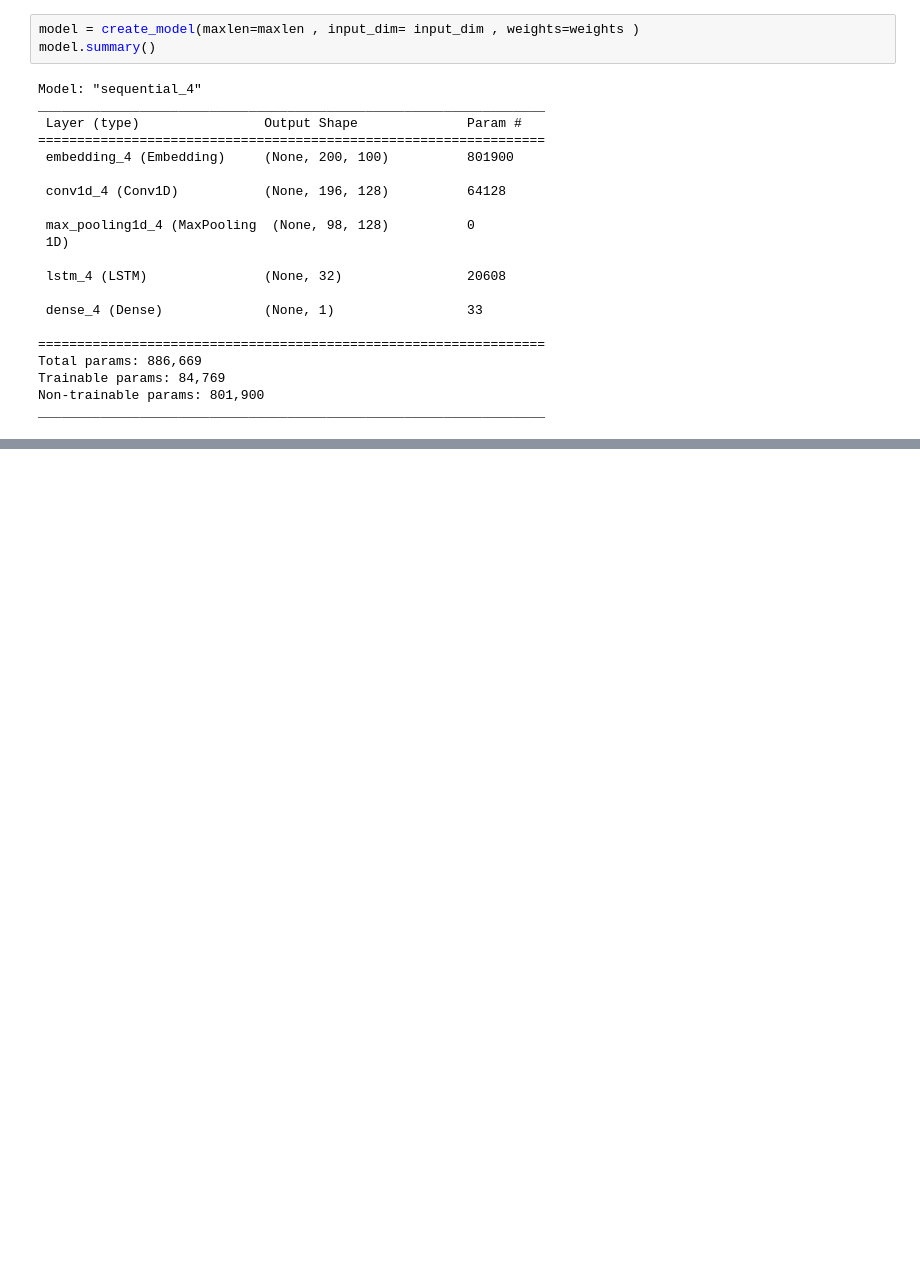
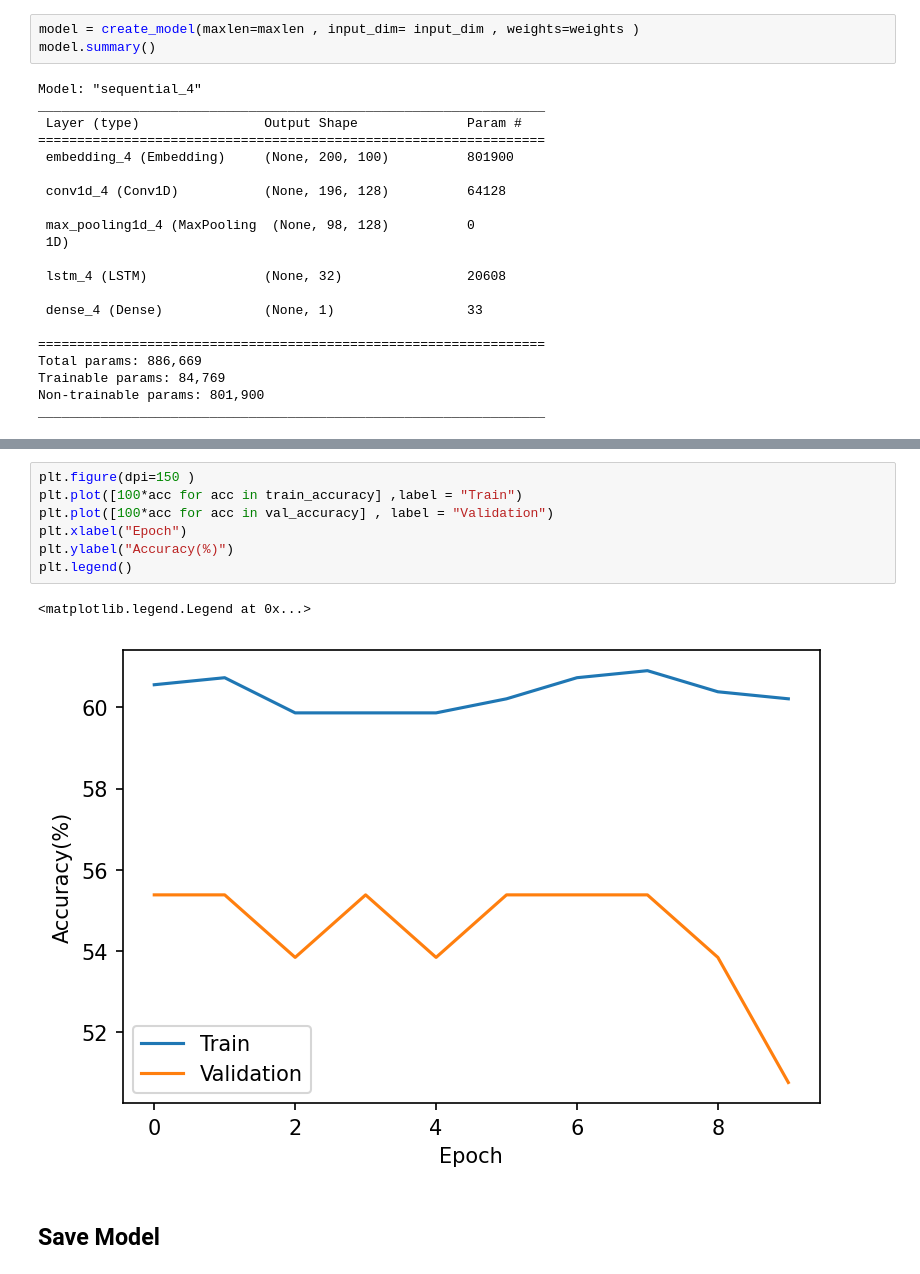
Before and after one commit to Mohammadaminrmz/Fake_news_detection, a Jupyter notebook: train_no_stem_hybrid.ipynb, the cells around one changed output, grey strips where cells are left out. Drawn from its saved outputs; the diff is of its cells as text; blank space fills up the shorter version.

```diff
--- a/train_no_stem_hybrid.ipynb
+++ b/train_no_stem_hybrid.ipynb
@@ -164,0 +198,12 @@ Epoch 00010: early stopping
+# %%
+plt.figure(dpi=150 )
+plt.plot([100*acc for acc in train_accuracy] ,label = "Train")
+plt.plot([100*acc for acc in val_accuracy] , label = "Validation")
+plt.xlabel("Epoch")
+plt.ylabel("Accuracy(%)")
+plt.legend()
+# %% [output]
+<matplotlib.legend.Legend at 0x...>
+[figure, added]
+# %% [markdown]
+## Save Model
```
Also changed, not shown: parts of 34 cells of this notebook, 2 other files.
